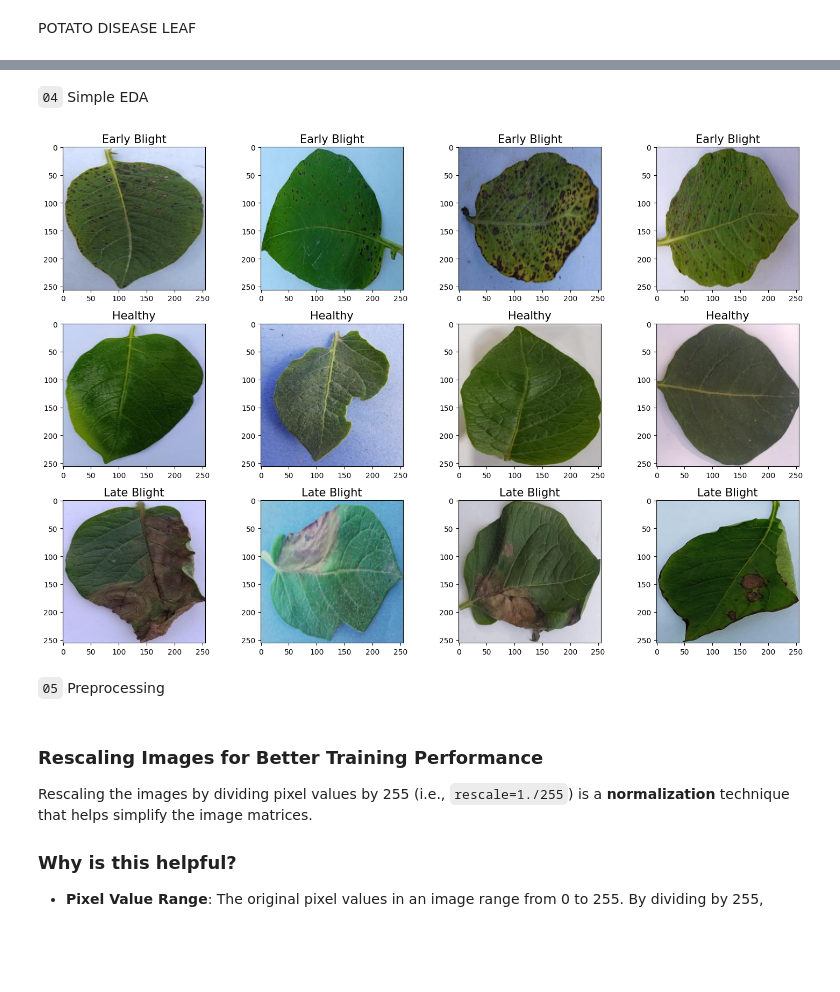
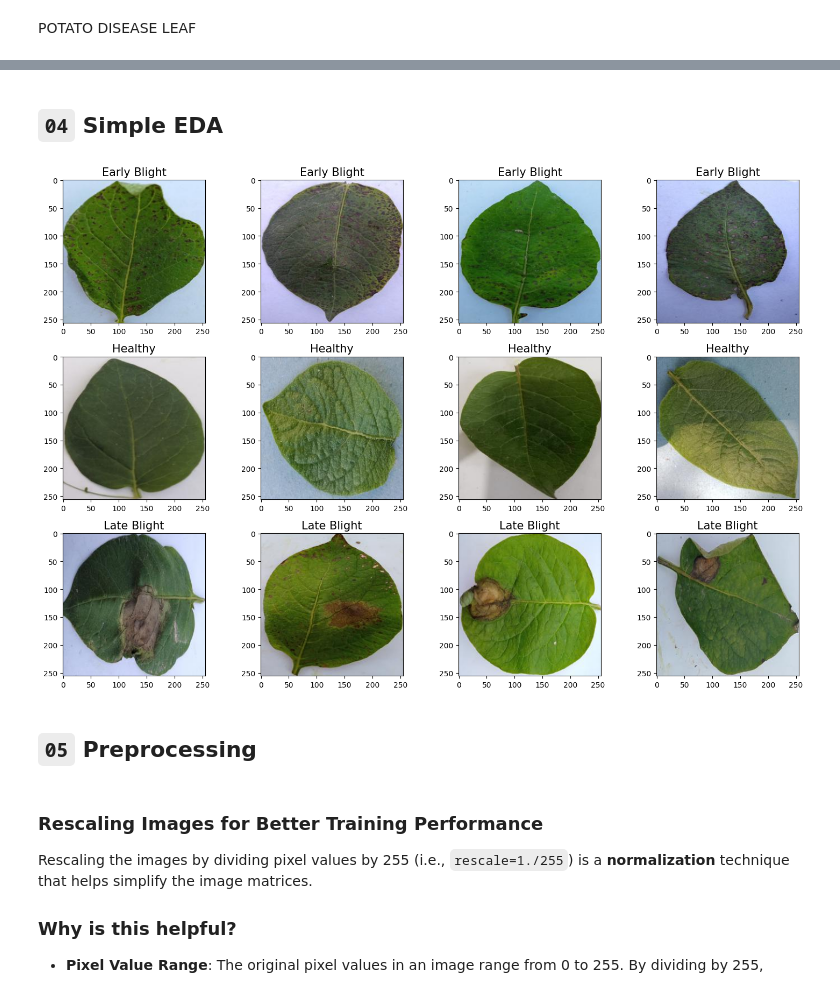
Before and after one commit to IsraaAbdelghany9/Computer_Vision_Projects, a Jupyter notebook: 01-Potato_Disease_Leaf/Project_nb.ipynb, the cells around one changed output, grey strips where cells are left out. Saved outputs shown, nothing was run; the diff lists cells and outputs as text; code cells hidden in the pictures; blank space fills up the shorter version.

```diff
--- a/01-Potato_Disease_Leaf/Project_nb.ipynb
+++ b/01-Potato_Disease_Leaf/Project_nb.ipynb
@@ -51,43 +120,43 @@ late_train_files = [os.path.join(late_bight_path, filename) for filename in os.l
 # %% [markdown]
-`04` Simple EDA
+## `04` Simple EDA
 # %%
 # Create subplots for displaying images
 fig, axes = plt.subplots(3, NUM_SAMPLES, figsize=(15, 10))
 
 # Displaying Early Blight images
-early_sample = random.choice(early_train_files, NUM_SAMPLES, replace=False)
+early_sample = np.random.choice(early_train_files, NUM_SAMPLES, replace=False)
 for i, image_path in enumerate(early_sample):
     ax = axes[0, i]
     img = mpimg.imread(image_path)
     ax.imshow(img)
     ax.set_title('Early Blight', fontsize=15)
     ax.axis('on')  # Show axis
 
 
 # Displaying Healthy images
-healthy_sample = random.choice(healthy_train_files, NUM_SAMPLES, replace=False)
+healthy_sample = np.random.choice(healthy_train_files, NUM_SAMPLES, replace=False)
 for i, image_path in enumerate(healthy_sample):
     ax = axes[1, i]
     img = mpimg.imread(image_path)
     ax.imshow(img)
     ax.set_title('Healthy', fontsize=15)
     ax.axis('on')  # Show axis
 
 # Displaying Late Blight images
-late_sample = random.choice(late_train_files, NUM_SAMPLES, replace=False)
+late_sample = np.random.choice(late_train_files, NUM_SAMPLES, replace=False)
 for i, image_path in enumerate(late_sample):
     ax = axes[2, i]
     img = mpimg.imread(image_path)
     ax.imshow(img)
     ax.set_title('Late Blight', fontsize=15)
     ax.axis('on')  # Show axis
 
 
 plt.tight_layout()
 # %% [output]
-[figure, old version]
+[figure, new version]
 # %% [markdown]
-`05` Preprocessing
+## `05` Preprocessing
 # %% [markdown]
 ### Rescaling Images for Better Training Performance
 
```
Also changed, not shown: parts of 28 cells of this notebook.
